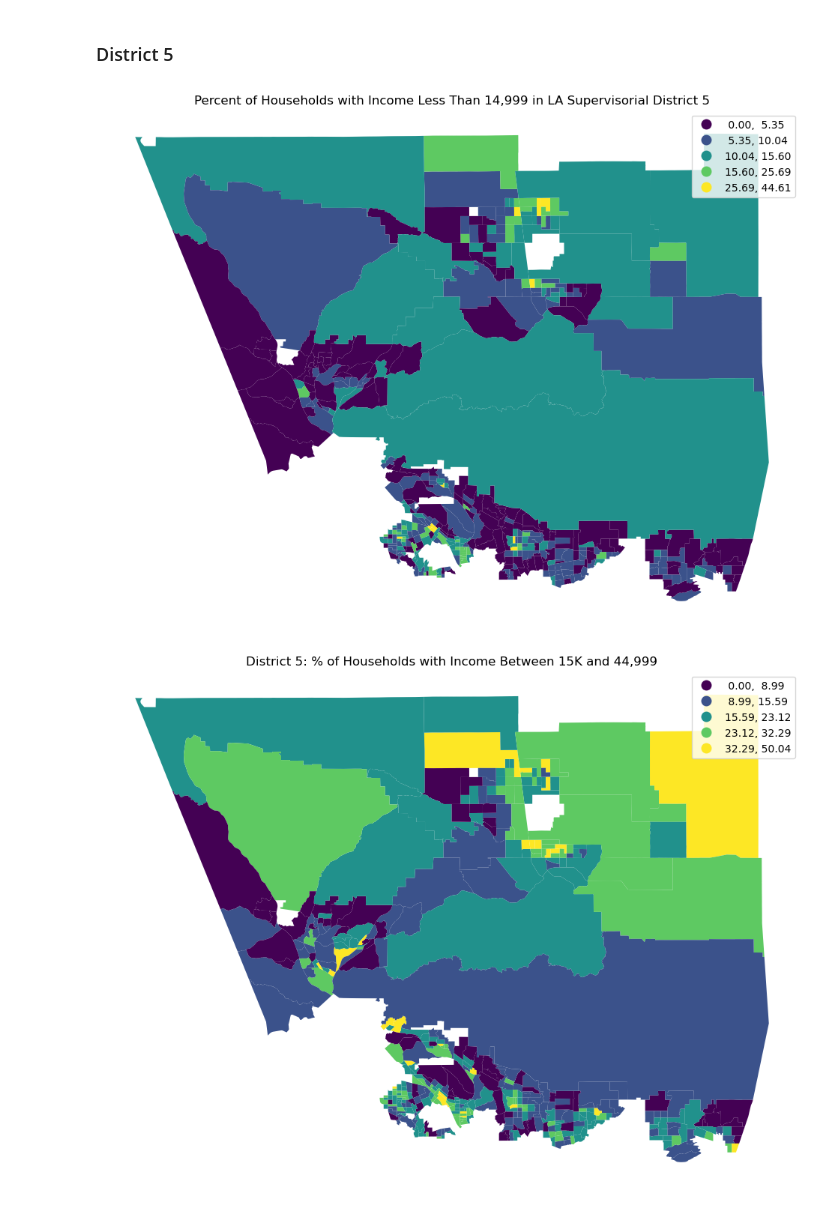
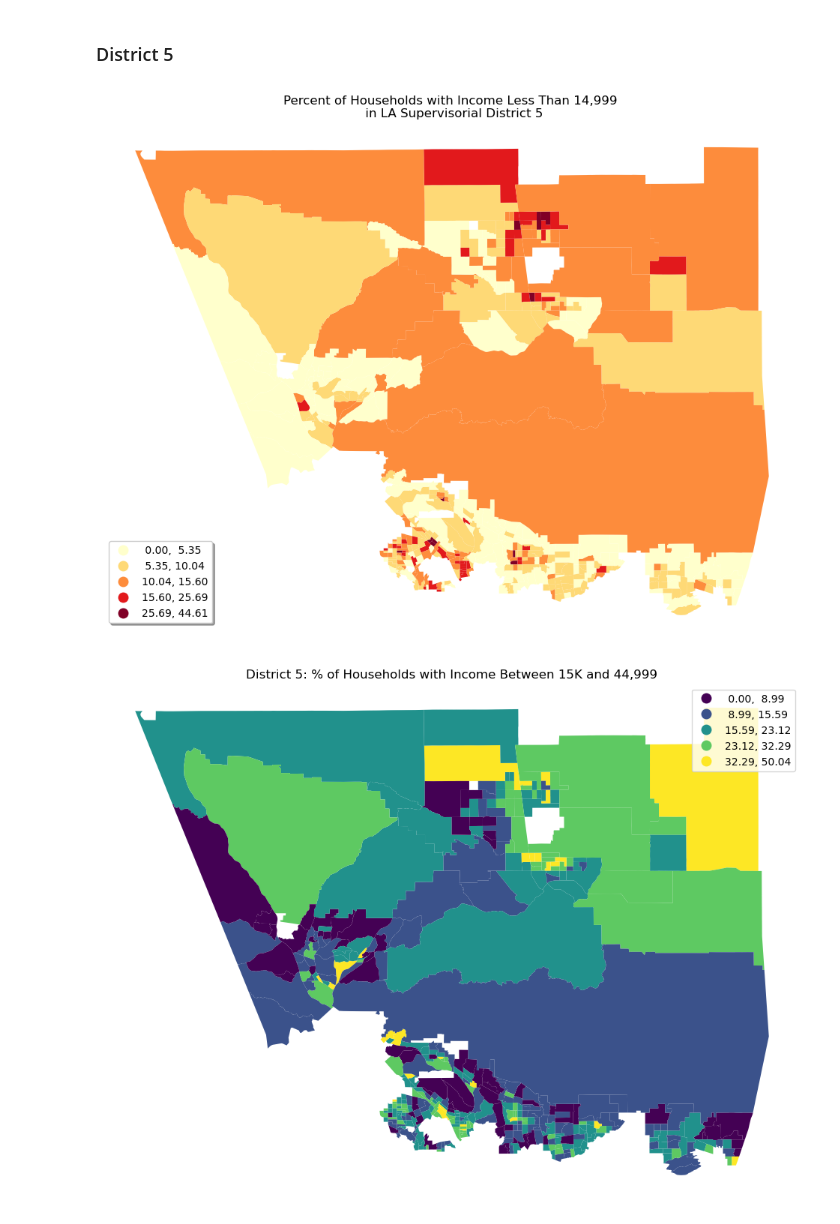
Before and after one commit to chana5/up221-annie, a Jupyter notebook: Week07/income-static-maps.ipynb, the cells around one changed output. Saved outputs shown, nothing was run; the diff lists cells and outputs as text; code cells hidden in the pictures.

```diff
--- a/Week07/income-static-maps.ipynb
+++ b/Week07/income-static-maps.ipynb
@@ -510,16 +516,20 @@ plt.show()
 ### District 5
 # %%
 ax = tracts_income[tracts_income['DIST_SUP']==5].plot(figsize=(12,10),
-                            column='HH_Less_Than_14999_PCT',
-                 legend=True,
-                 scheme='NaturalBreaks')
-ax.set_title('Percent of Households with Income Less Than 14,999 in LA Supervisorial District 5')
+                                                      column='HH_Less_Than_14999_PCT',
+                                                      legend=True,
+                                                      legend_kwds={'loc': 'lower left',  # Set legend position
+                                                                   'bbox_to_anchor': (0, 0.02),  # Adjust the legend position
+                                                                   'shadow': True},
+                                                      cmap = 'YlOrRd',
+                                                      scheme='NaturalBreaks')
+ax.set_title('Percent of Households with Income Less Than 14,999 \n in LA Supervisorial District 5')
 ax.axis('off')
 
 plt.savefig('D5_HH_Less_Than_14999_PCT.jpg') #some weird quirk where you have to save before you show the plot
 plt.show()
 # %% [output]
-[figure, old version]
+[figure, new version]
 # %%
 ax = tracts_income[tracts_income['DIST_SUP']==5].plot(figsize=(12,10),
                             column='HH_15K_To_44999_PCT',
```
Also changed, not shown: parts of 10 cells of this notebook, 15 other files.
